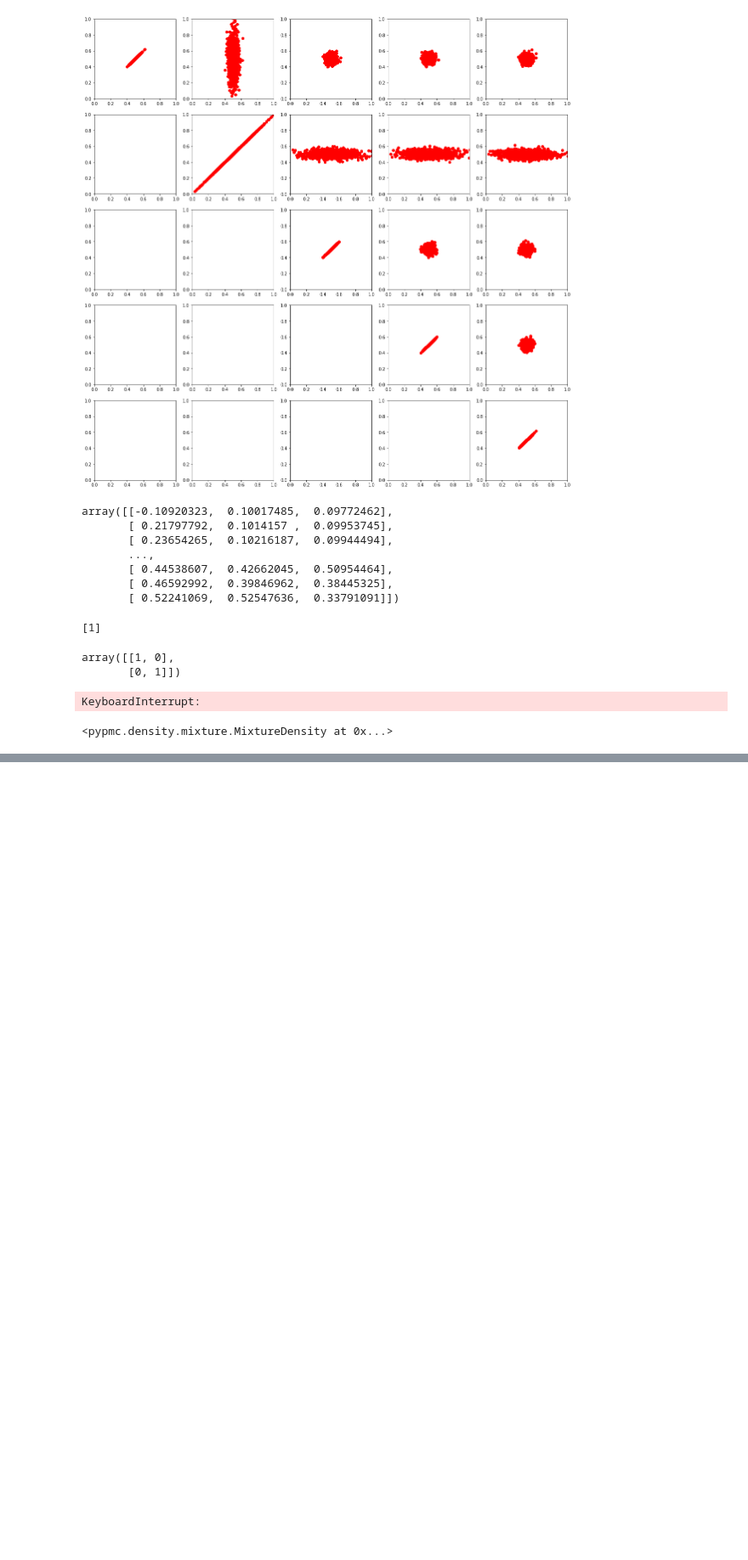
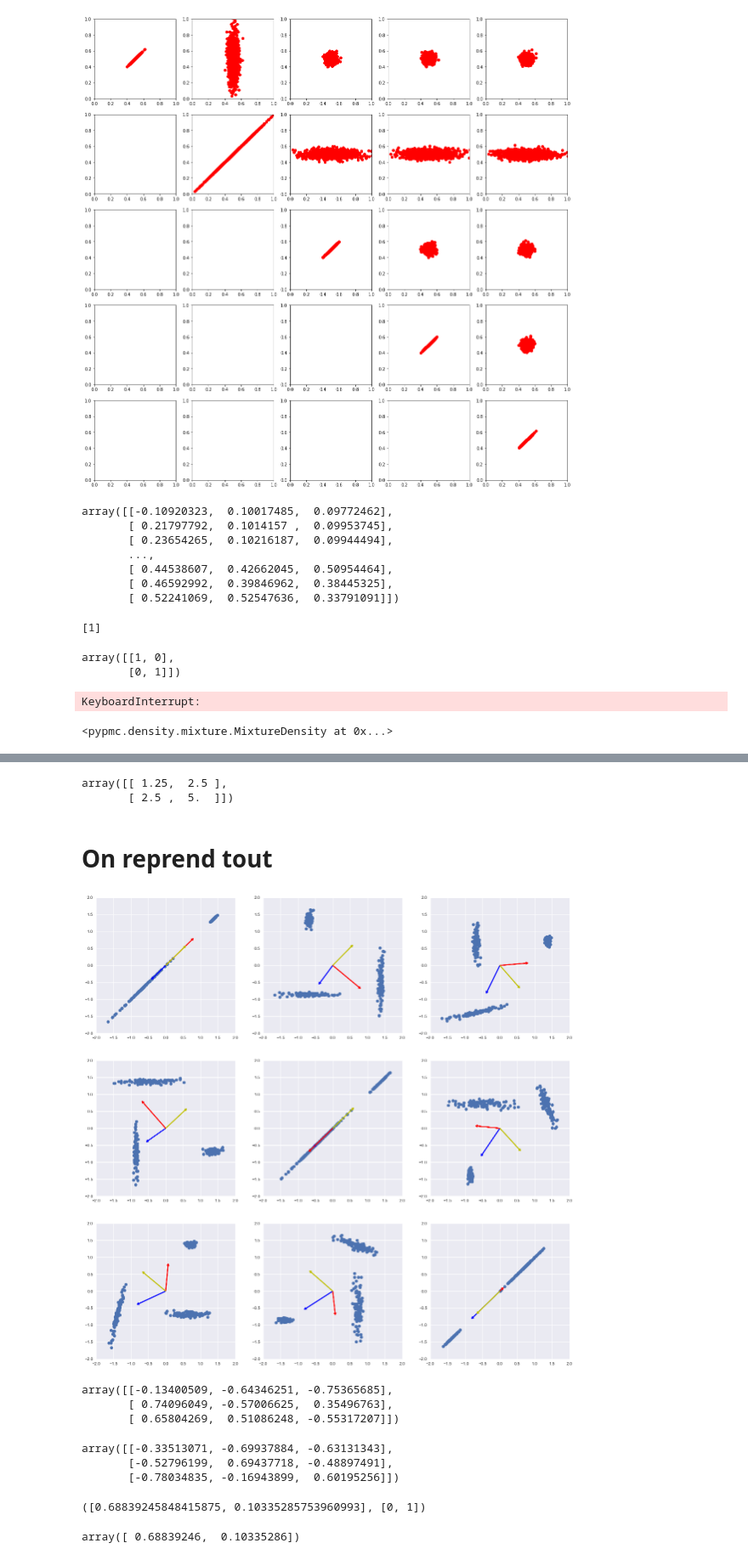
Before and after one commit to mehdisebbar/kl-aggregation, a Jupyter notebook: weight_vector_simulations_paper/weight_vector_estim_code/clustering.ipynb, the cells around one changed output, grey strips where cells are left out. Shown at 85% size. Cells and saved outputs as stored; diff of their text form; code cells hidden in the pictures; blank space fills up the shorter version.

```diff
--- a/weight_vector_simulations_paper/weight_vector_estim_code/clustering.ipynb
+++ b/weight_vector_simulations_paper/weight_vector_estim_code/clustering.ipynb
@@ -812,0 +969,55 @@ from simu_clustering import simu
+# %%
+cov*1e3
+# %% [output]
+array([[ 1.25,  2.5 ],
+       [ 2.5 ,  5.  ]])
+# %% [markdown]
+# On reprend tout
+# %%
+covs = 1e-3*np.array([
+        np.array([[10, 0, 3],
+                  [0, 0.1, 0],
+                  [3, 0, 1]]),
+
+        np.array([[0.1,0,0],
+                  [0, 2 ,-4],
+                  [0, -4, 10]]),
+
+        np.array([[0.1, 0.3, 0],
+                  [0.3, 20, 0],
+                  [0, 0, 0.5]]),
+        ])
+means = [np.array([0.1, 0.1, 0.1]),
+         np.array([0.1, 0.8 , 0.8]),
+         np.array([0.6, 0.2, 0.8]),
+        ]
+X = multivariate_normal(means[0], covs[0]).rvs(100)
+X = np.vstack([X, multivariate_normal(means[1], covs[1]).rvs(100)])
+X = np.vstack([X, multivariate_normal(means[2], covs[2]).rvs(100)])
+# %%
+from sklearn.preprocessing import StandardScaler
+sc = StandardScaler()
+X_sc = sc.fit_transform(X)
+# %%
+pc = PCA(3)
+pc.fit(X_sc)
+comps = pc.components_
+# %%
+fig, ax = plt.subplots(3,3,figsize = (20,20))
+
+for i in range(3):
+    for j in range(3):
+        ax[i][j].set_ylim([-2, 2])
+        ax[i][j].set_xlim([-2, 2])
+        ax[i][j].scatter(X[:,i], X[:, j])
+        ax[i][j].arrow(X.mean(axis=0)[i], X.mean(axis=0)[j], comps[0][i]+X.mean(axis=0)[i], comps[0][j]+X.mean(axis=0)[j], lw = 2, head_width=0.05, head_length=0.05, fc='b', ec='b')
+        ax[i][j].arrow(X.mean(axis=0)[i], X.mean(axis=0)[j], comps[1][i]+X.mean(axis=0)[i], comps[1][j]+X.mean(axis=0)[j], lw = 2, head_width=0.05, head_length=0.05, fc='b', ec='r')
+        ax[i][j].arrow(X.mean(axis=0)[i], X.mean(axis=0)[j], comps[2][i]+X.mean(axis=0)[i], comps[2][j]+X.mean(axis=0)[j], lw = 2, head_width=0.05, head_length=0.05, fc='b', ec='y')
+# %% [output]
+[figure, added]
+# %%
+comps
+# %% [output]
+array([[-0.13400509, -0.64346251, -0.75365685],
+       [ 0.74096049, -0.57006625,  0.35496763],
+       [ 0.65804269,  0.51086248, -0.55317207]])
@@ -812,0 +1026,14 @@ from simu_clustering import simu
+# %%
+eigvect
+# %% [output]
+array([[-0.33513071, -0.69937884, -0.63131343],
+       [-0.52796199,  0.69437718, -0.48897491],
+       [-0.78034835, -0.16943899,  0.60195256]])
+# %%
+select_eigvals(eigval)
+# %% [output]
+([0.68839245848415875, 0.10335285753960993], [0, 1])
+# %%
+eigval[:2]
+# %% [output]
+array([ 0.68839246,  0.10335286])
```
Also changed, not shown: parts of 40 cells of this notebook, 2 other files.
